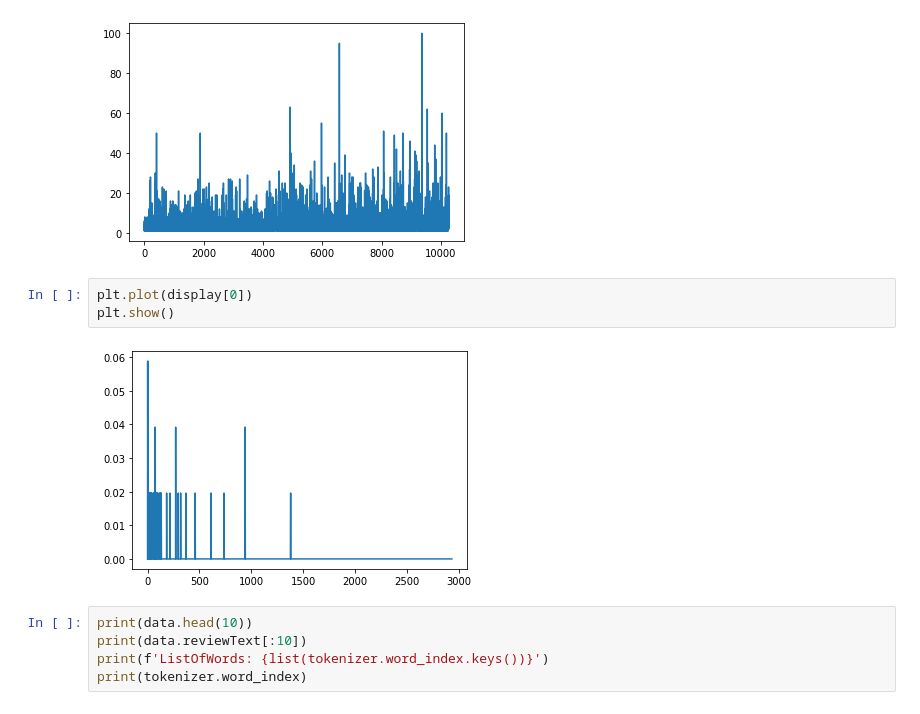
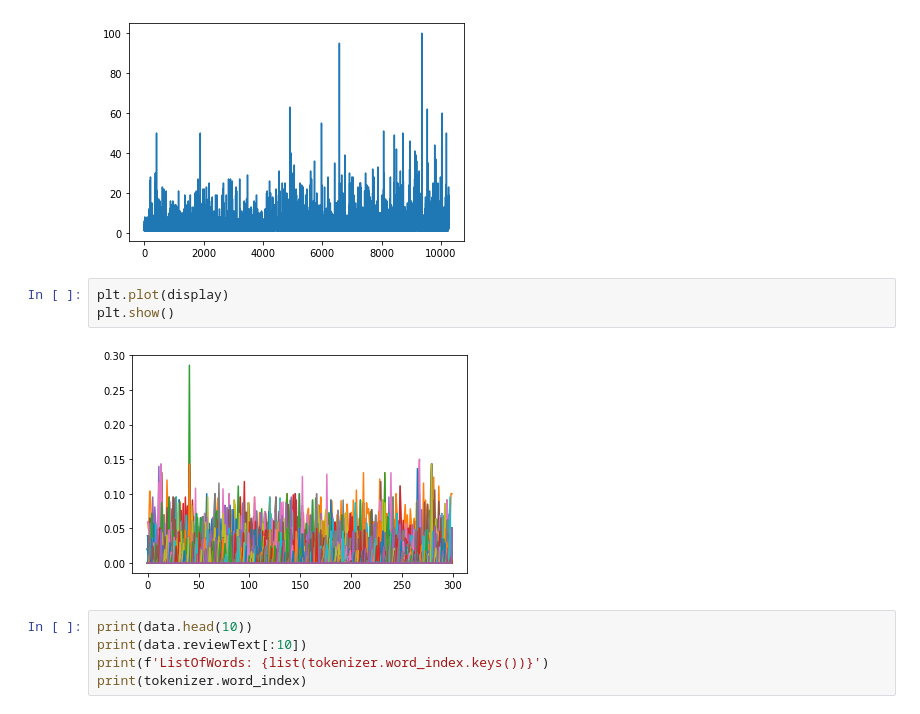
Before and after one commit to timmcoll03/simpleAnalysis, a Jupyter notebook: kmeans.ipynb, the cells around one changed output. Cells and saved outputs as stored; diff of their text form.

```diff
--- a/kmeans.ipynb
+++ b/kmeans.ipynb
@@ -46,10 +46,10 @@ plt.show()
 # %% [output]
 [figure]
 # %%
-plt.plot(display[0])
+plt.plot(display)
 plt.show()
 # %% [output]
-[figure, old version]
+[figure, new version]
 # %%
 print(data.head(10))
 print(data.reviewText[:10])
```
Also changed, not shown: 1 other file.
